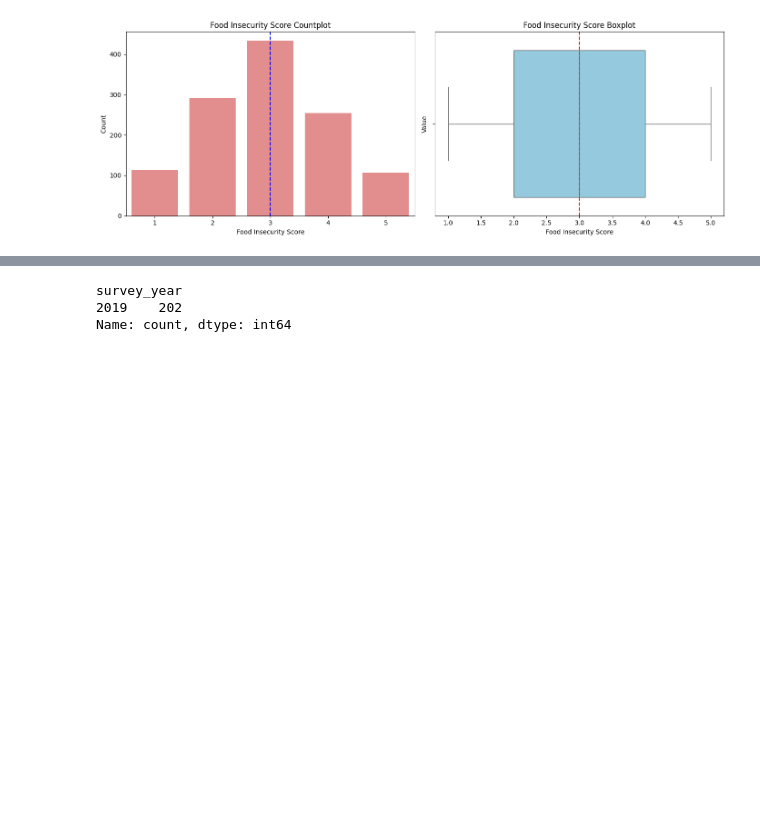
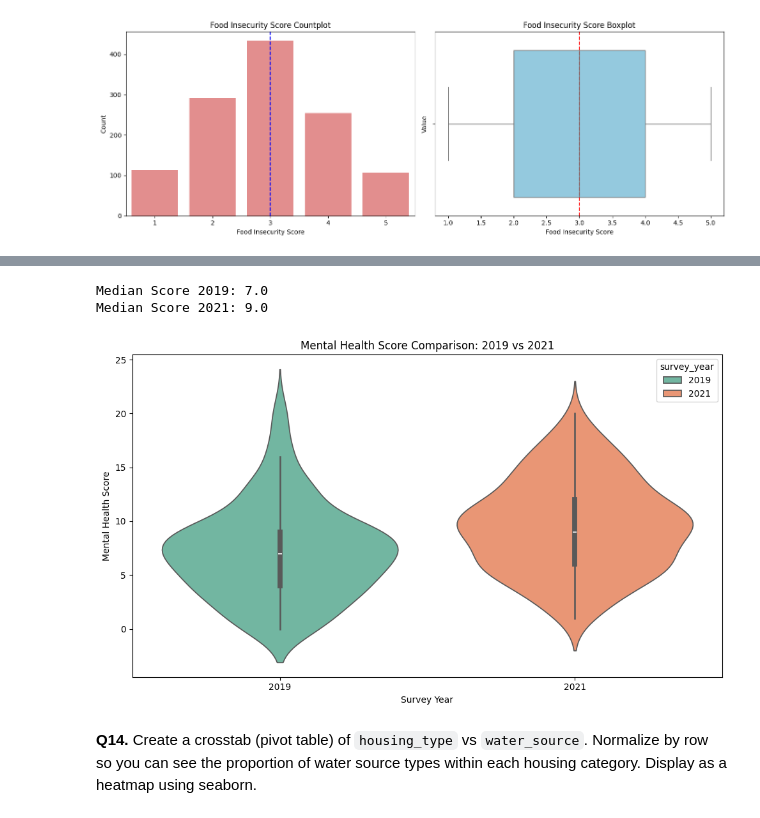
Before and after one commit to Wewds1/EDA, a Jupyter notebook: Ph_survey/notebooks/main.ipynb, the cells around one changed output, grey strips where cells are left out. Cells and saved outputs as stored; diff of their text form; code cells hidden in the pictures; blank space fills up the shorter version.

Commit message:
UPDATE: continue exploring the data and learning new things

```diff
--- a/Ph_survey/notebooks/main.ipynb
+++ b/Ph_survey/notebooks/main.ipynb
@@ -348,8 +413,26 @@ plt.show()
 # %%
-year_2019 = df_copy[df_copy['survey_year'] == 2019]
-year_2021 = df_copy[df_copy['survey_year'] == 2021]
-print(year_2019['survey_year'].value_counts())
+# Filter data for only 2019 and 2021
+df_19_21 = df_copy[df_copy['survey_year'].isin([2019, 2021])]
+
+plt.figure(figsize=(10, 6))
+sns.violinplot(data=df_19_21, x='survey_year', y='mental_health_score', palette='Set2', inner='box', hue='survey_year')
+
+plt.title('Mental Health Score Comparison: 2019 vs 2021')
+plt.xlabel('Survey Year')
+plt.ylabel('Mental Health Score')
+
+# Let's print out the medians to back up our observation
+median_19 = df_19_21[df_19_21['survey_year'] == 2019]['mental_health_score'].median()
+median_21 = df_19_21[df_19_21['survey_year'] == 2021]['mental_health_score'].median()
+print(f"Median Score 2019: {median_19}")
+print(f"Median Score 2021: {median_21}")
+
+plt.tight_layout()
+plt.savefig('../output/q13.png', dpi=150)
+plt.show()
 # %% [output]
-survey_year
-2019    202
-Name: count, dtype: int64
+Median Score 2019: 7.0
+Median Score 2021: 9.0
+[figure, added]
+# %% [markdown]
+**Q14.** Create a crosstab (pivot table) of `housing_type` vs `water_source`. Normalize by row so you can see the proportion of water source types within each housing category. Display as a heatmap using seaborn.
```
Also changed, not shown: parts of 9 cells of this notebook, 3 other files.
